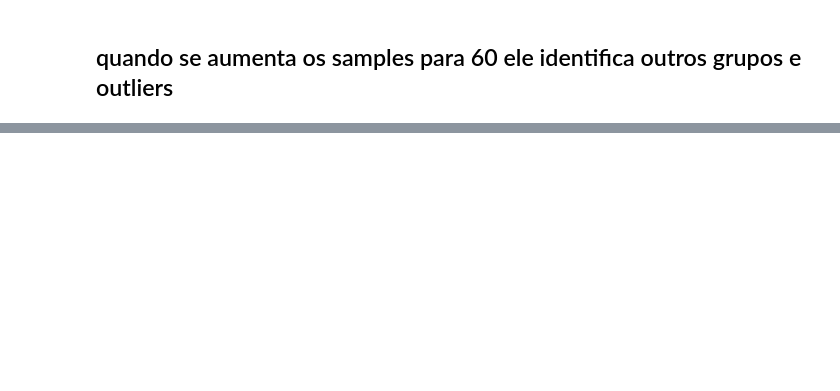
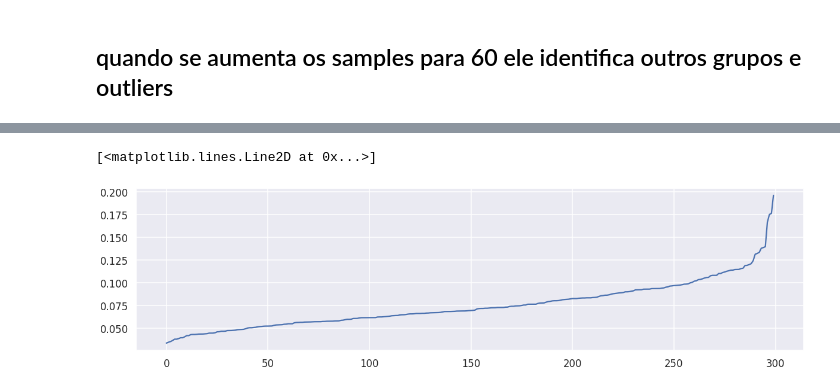
Before and after one commit to leandroleao2k/ImageML, a Jupyter notebook: DBSCAN Cluster.ipynb, the cells around one changed output, grey strips where cells are left out. Cells and saved outputs as stored; diff of their text form; code cells hidden in the pictures; blank space fills up the shorter version.

Commit message:
Uso do Knn para calcular um melhor parametro do DBSCAN

```diff
--- a/DBSCAN Cluster.ipynb
+++ b/DBSCAN Cluster.ipynb
@@ -87,0 +91,17 @@ labels = treinar_plotar_DBSCAN(df_baixa_densidade, 0.6, 60)
+# %%
+from sklearn import neighbors
+from sklearn.neighbors import NearestNeighbors
+
+n_vizinhos = 5
+knn = NearestNeighbors(n_neighbors=n_vizinhos)
+vizinhos = knn.fit(X)
+# calcular as distancias dos vizinhos
+distancias, indices= vizinhos.kneighbors(X)
+# ordenamos o k-esimo vizinho mais proximo
+distancias = np.sort(distancias, axis=0)
+distancias = distancias[:, n_vizinhos-1]  # pega a ultima
+
+plt.plot(distancias)
+# %% [output]
+[<matplotlib.lines.Line2D at 0x...>]
+[figure, added]
```
Also changed, not shown: parts of 11 cells of this notebook.
